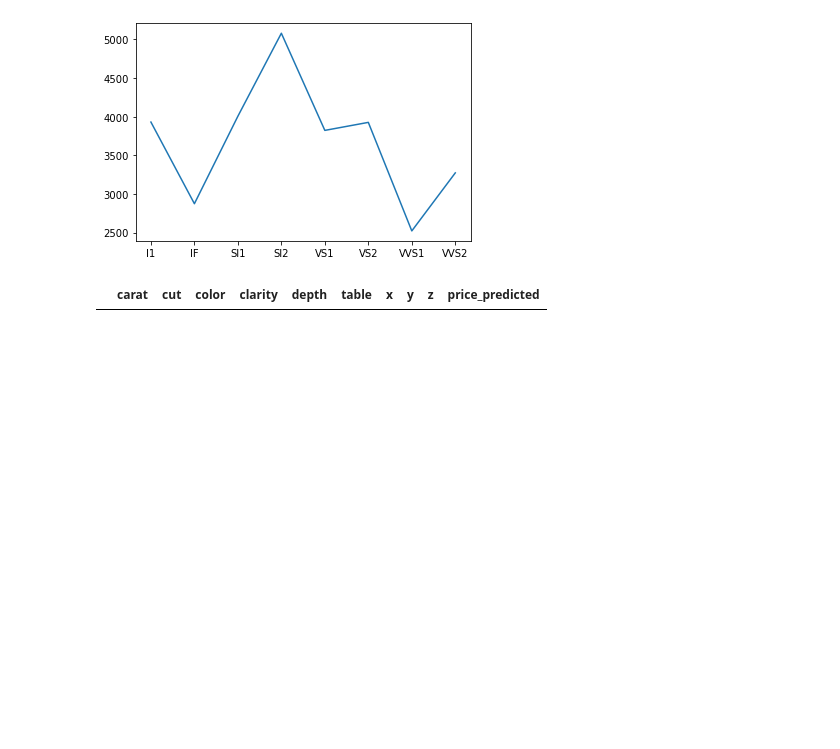
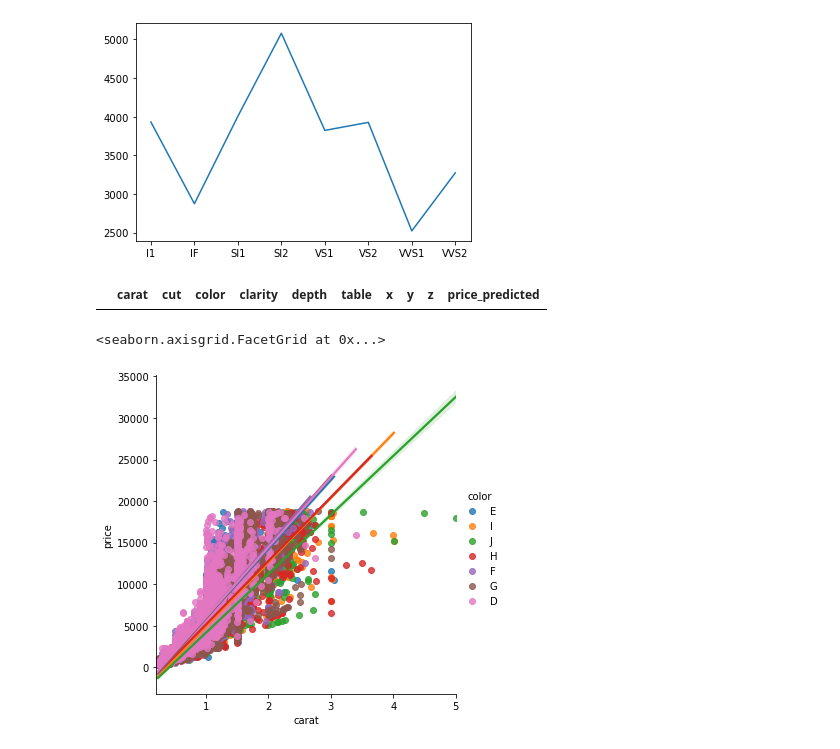
Before and after one commit to carlarbj/pricing_diamonds, a Jupyter notebook: diamond_price_prediction.ipynb, the cells around one changed output. Cells and saved outputs as stored; diff of their text form; code cells hidden in the pictures; blank space fills up the shorter version.

```diff
--- a/diamond_price_prediction.ipynb
+++ b/diamond_price_prediction.ipynb
@@ -233,4 +235,0 @@ masky = diamonds_rick.y < 3
-# %%
-diamonds_rick.loc[(masky | maskz), :]
-# %% [output]
-|  | carat | cut | color | clarity | depth | table | x | y | z | price_predicted |
@@ -236,0 +239,11 @@ diamonds_rick.loc[(masky | maskz), :]
+# %%
+diamonds_rick.loc[(masky | maskz), :]
+# %% [output]
+|  | carat | cut | color | clarity | depth | table | x | y | z | price_predicted |
+# %%
+import seaborn as sns
+
+sns.lmplot('carat', 'price', hue='color', data=diamond_cat)
+# %% [output]
+<seaborn.axisgrid.FacetGrid at 0x...>
+[figure, added]
```
Also changed, not shown: parts of 18 cells of this notebook, 2 other files.
